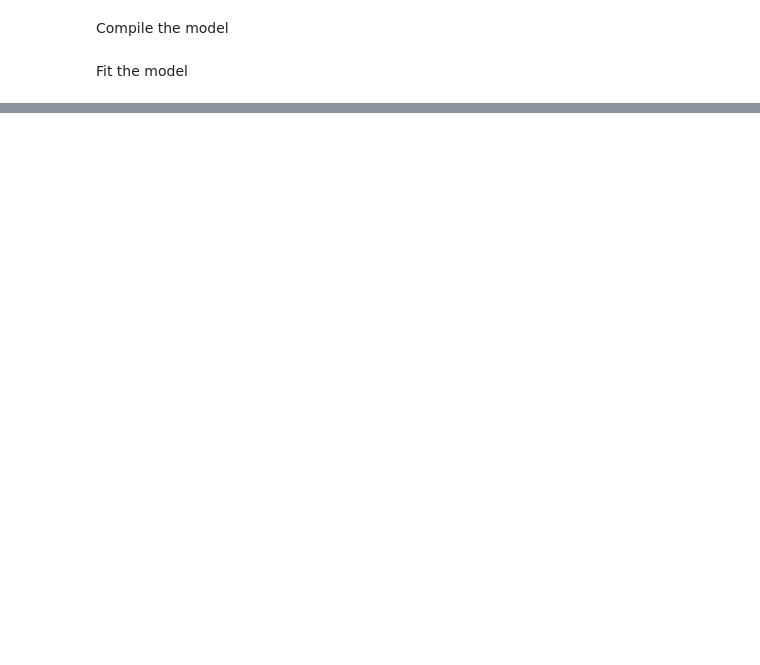
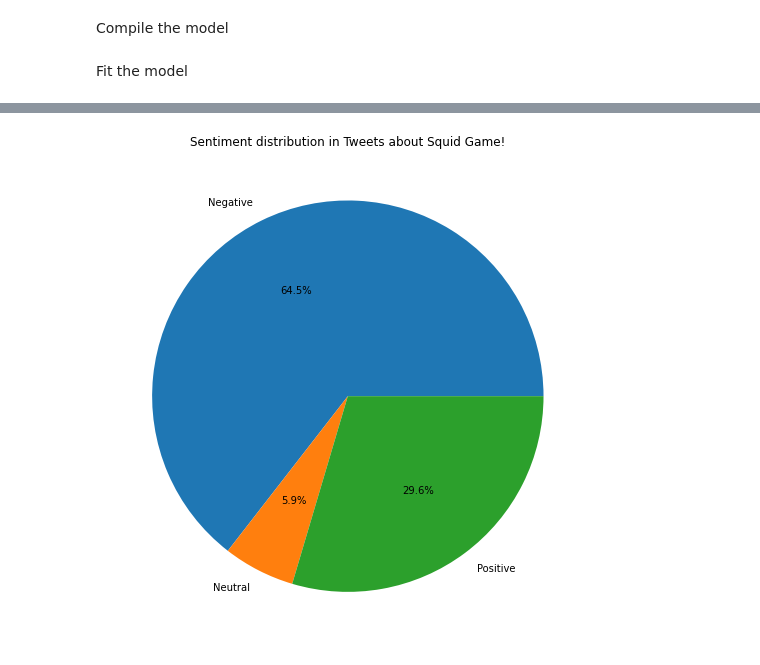
Before and after one commit to vin-rmdn/cancelled, a Jupyter notebook: notebook/Sentiment_Analyis.ipynb, the cells around one changed output, grey strips where cells are left out. Drawn from its saved outputs; the diff is of its cells as text; code cells hidden in the pictures; blank space fills up the shorter version.

```diff
--- a/notebook/Sentiment_Analyis.ipynb
+++ b/notebook/Sentiment_Analyis.ipynb
@@ -298,0 +406,3 @@ plt.show()
+# %%
+squid_seq = tokenizer.texts_to_sequences(squid_df)
+squid_seq
@@ -298,0 +427,3 @@ plt.show()
+# %%
+squid_pad = tf.keras.preprocessing.sequence.pad_sequences(squid_seq, maxlen=30)
+squid_pad
@@ -298,0 +438,3 @@ plt.show()
+# %%
+squid_pred = model.predict(squid_pad)
+squid_pred
@@ -298,0 +449,6 @@ plt.show()
+# %%
+squid_pred = pd.DataFrame((squid_pred ==squid_pred.max(axis=1)[:,None]).astype(int)).rename({
+    0: -1,
+    1: 0,
+    2: 1
+}, axis=1)
@@ -298,0 +464,15 @@ plt.show()
+# %%
+plt.figure(figsize=(9, 9))
+plt.pie(
+    squid_pred.sum(),
+    labels=[
+        'Negative',
+        'Neutral',
+        'Positive'
+    ],
+    autopct='%1.1f%%'
+)
+plt.title('Sentiment distribution in Tweets about Squid Game!')
+plt.show()
+# %% [output]
+[figure, added]
```
Also changed, not shown: parts of 47 cells of this notebook, 5 other files.
